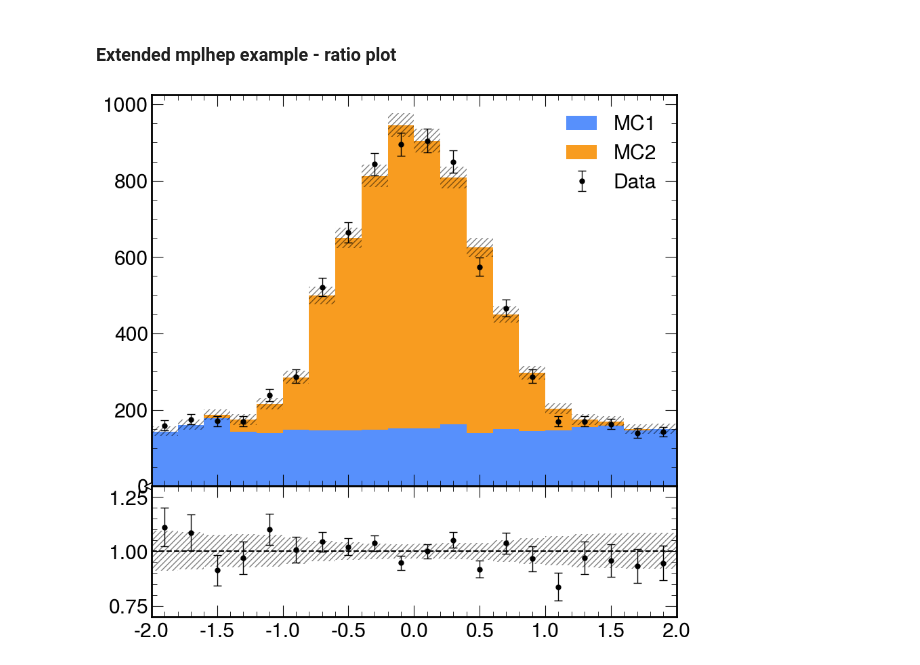
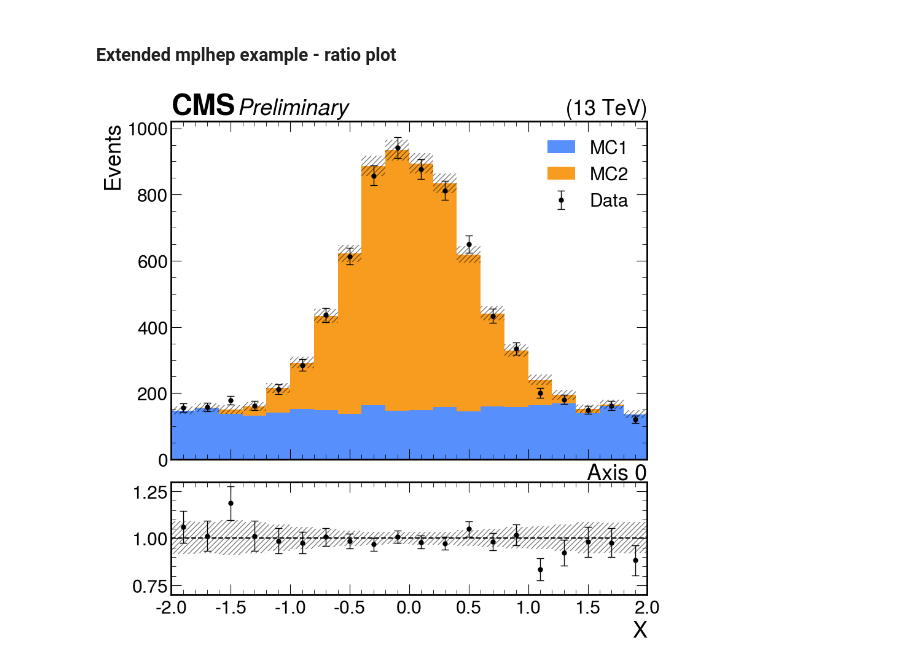
Before and after one commit to ttedeschi/tutorial_CAT, a Jupyter notebook: tutorial_CAT.ipynb, the cells around one changed output. Saved outputs shown, nothing was run; the diff lists cells and outputs as text; code cells hidden in the pictures.

```diff
--- a/tutorial_CAT.ipynb
+++ b/tutorial_CAT.ipynb
@@ -457,27 +404,31 @@ data[...] = np.random.poisson(tot.values())
 
 from hist.intervals import ratio_uncertainty
 # %%
-fig, (ax, rax) = plt.subplots(2, 1, gridspec_kw=dict(height_ratios=[3, 1], hspace=0), sharex=True)
+hep.style.use("CMS")
+fig, (ax, rax) = plt.subplots(2, 1, gridspec_kw=dict(height_ratios=[3, 1], hspace=0.1), sharex=True)
+hep.cms.label("Preliminary", data = True, loc=0, ax=ax);
+ax.set_ylabel("Events")
+rax.set_xlabel("X")
 
 # Main plot
 hep.histplot([a, b], ax=ax, stack=True, histtype='fill', label=["MC1", "MC2"])
 hep.histplot(data, ax=ax, histtype='errorbar', color='k', capsize=4, yerr=True, label="Data")
 
 # Error band
 errps = {'hatch':'////', 'facecolor':'none', 'lw': 0, 'edgecolor': 'k', 'alpha': 0.5}
 hep.histplot(sum([a, b]), histtype='band', ax=ax, **errps)
 
 # Ratio panel
 hep.histplot(data.values()/tot.values(), tot.axes[0].edges, yerr=np.sqrt(data.values())/tot.values(),
     ax=rax, histtype='errorbar', color='k', capsize=4, label="Data")
 # Error band
 yerr = ratio_uncertainty(data.values(), tot.values(), 'poisson')
 rax.stairs(1+yerr[1], edges=tot.axes[0].edges, baseline=1-yerr[0], **errps)
 
 
 rax.axhline(1, ls='--', color='k')
 rax.set_ylim(0.7, 1.3)
 ax.set_xlim(-2, 2)
 ax.legend();
 # %% [output]
-[figure, old version]
+[figure, new version]
```
Also changed, not shown: parts of 14 cells of this notebook.
